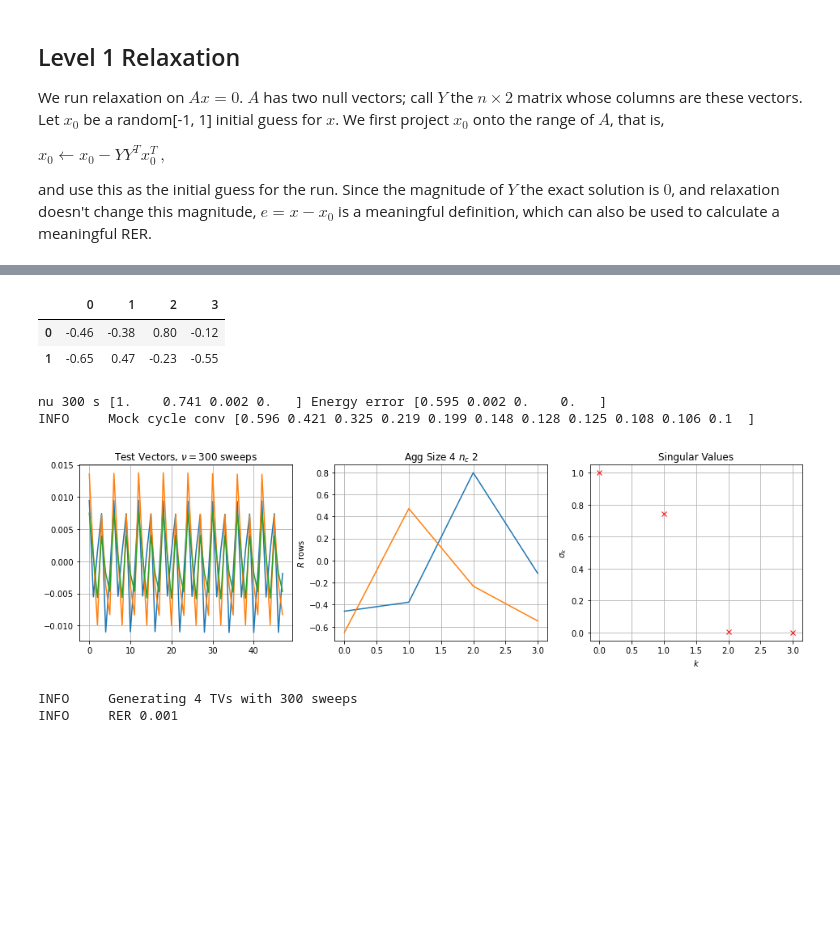
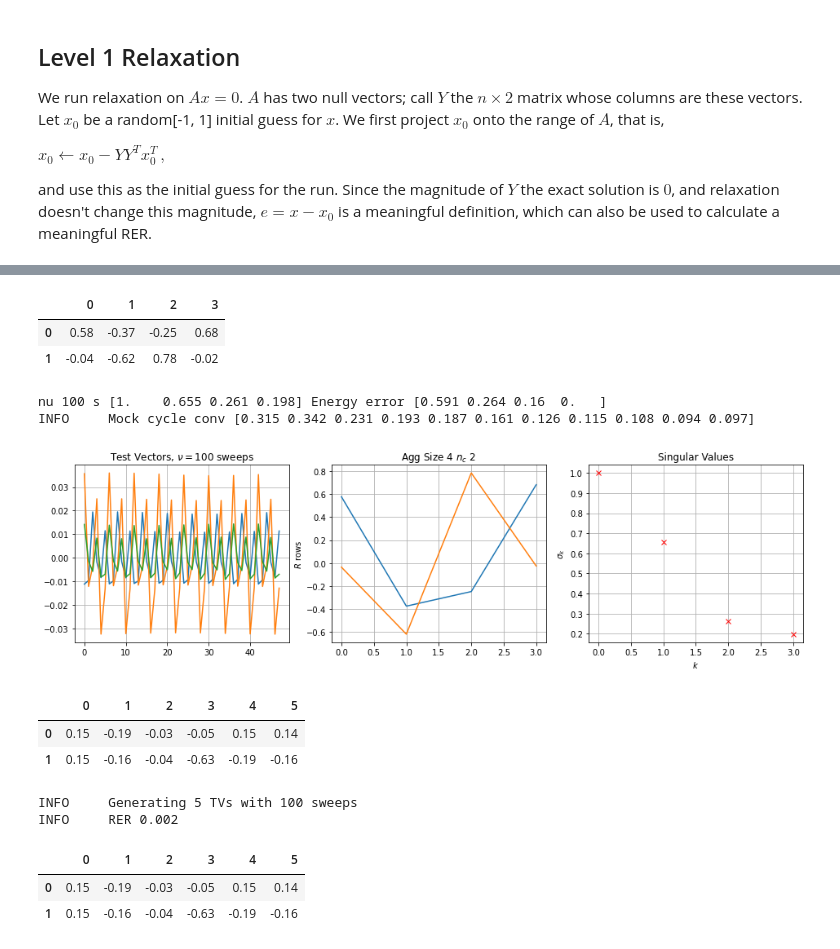
Before and after one commit to 436ahsan/Helmholtz, a Jupyter notebook: notebooks/helmholtz_repetitive_ptaq.ipynb, the cells around one changed output, grey strips where cells are left out. Saved outputs shown, nothing was run; the diff lists cells and outputs as text; code cells hidden in the pictures; blank space fills up the shorter version.

```diff
--- a/notebooks/helmholtz_repetitive_ptaq.ipynb
+++ b/notebooks/helmholtz_repetitive_ptaq.ipynb
@@ -183,7 +260,7 @@ for use_r_as_restriction, title in zip(coarsening_values, titles):
         #print("caliber", caliber)
 
         p = hm.setup.auto_setup.create_interpolation(
-            x, a, R, interpolation_method, aggregate_size=aggregate_size, nc=num_components,
+            x, a, R, level.location, domain_size, interpolation_method, aggregate_size=aggregate_size, nc=num_components,
             neighborhood=neighborhood, repetitive=repetitive, target_error=0.1,
             caliber=caliber, fit_scheme=fit_scheme, weighted=weighted)
         #print("p row sums", np.array(p.sum(axis=1)).flatten()[:5])
@@ -294,19 +372,19 @@ p = p_experiment[False][-1]
 # %% [markdown]
 #### $P^T A P$
 # %%
+# TODO(orenlivne): define error as (x-x0) projected onto range(a).
 nu = 3
-use_r_as_restriction = False
+use_r_as_restriction = True
 
-multilevel = hm.repetitive.locality.create_two_level_hierarchy(
-    kh, discretization, n, R, p, aggregate_size, num_components, use_r_as_restriction=use_r_as_restriction)
+m0 = hm.repetitive.locality.create_two_level_hierarchy_from_matrix(
+    level.a, level.location, R, p, aggregate_size, num_components, use_r_as_restriction=use_r_as_restriction)
 
-y, _ = hm.repetitive.locality.two_level_conv_factor(multilevel, nu, print_frequency=1,
-                                                    debug=False)
+y, _ = hm.repetitive.locality.two_level_conv_factor(m0, nu, print_frequency=1, debug=False)
 
 # Asymptotic vector.
 plt.title("Asymptotically Slowest Vector in Two-level Cycle({},0)".format(nu))
 y -= y.mean() # Remove zero component.
-e = y - multilevel[1].p.dot(multilevel[1].r.dot(y))
+e = y - m0[1].p.dot(m0[1].r.dot(y))
 plt.plot(y, label="x");
 plt.plot(e, label="x-PRx");
 plt.grid(True);
@@ -383,28 +435,13 @@ $x_0 \longleftarrow x_0 - Y Y^T x_0^T\,,$
 
 and use this as the initial guess for the run. Since the magnitude of $Y$ the exact solution is $0$, and relaxation doesn't change this magnitude, $e = x - x_0$ is a meaningful definition, which can also be used to calculate a meaningful RER.
 # %%
-m1 = multilevel.sub_hierarchy(1)
+m1 = m0.sub_hierarchy(1)
 level = m1.finest_level
 a = level.a
-lam, v = eig(a.todense())
-# If A is real, it has an orthogonal set of eigenvectors.
-print("A symmetry deviation", np.max(a - a.T))
+#lam, v = eig(a.todense())
+#np.real(lam)
 
-lam = np.real(lam)
-ind = np.argsort(np.abs(lam))
-lam = lam[ind]
-v = v[:, ind]
-y = v[:, :2]  # normalized, but may not be orthogonal.
-print("lam", lam[:10])
-print("Y^T Y coming out of eig()", np.real(y.T.dot(y)))
-
-# After Grahm-Schmidt, y is also real.
-y[:, 1] -= (y[:, 0].dot(y[:, 1])) * y[:, 0]
-y[:, 1] /= norm(y[:, 1])
-print("Y^T Y after Grahm-Schmidt", np.real(y.T.dot(y)))
-print("|imag(y)|", norm(np.imag(y)))
-y = np.real(y)
-print("A*y", norm(a.dot(y), axis=0))
-plt.plot(y[:, 0])
-plt.plot(y[:, 1])
-plt.title("Null space vectors");
+#y = hm.analysis.ideal.null_space(a, tol=1e-5)
+# plt.plot(y[:, 0])
+# plt.plot(y[:, 1])
+# plt.title("Null space vectors");
@@ -515,17 +475,24 @@ def plot_svd_coarsening_accuracy(level, num_sweeps: int, aggregate_size: int = 4
 # %%
 # #PCs revealed by relaxed vectors of increasing smoothness.
-plot_svd_coarsening_accuracy(level, 300, 4)
+plot_svd_coarsening_accuracy(level, 100, aggregate_size, num_components)
 # %% [output]
 |  | 0 | 1 | 2 | 3 |
-| 0 | -0.46 | -0.38 | 0.80 | -0.12 |
-| 1 | -0.65 | 0.47 | -0.23 | -0.55 |
+| 0 | 0.58 | -0.37 | -0.25 | 0.68 |
+| 1 | -0.04 | -0.62 | 0.78 | -0.02 |
-nu 300 s [1.    0.741 0.002 0.   ] Energy error [0.595 0.002 0.    0.   ]
-INFO     Mock cycle conv [0.596 0.421 0.325 0.219 0.199 0.148 0.128 0.125 0.108 0.106 0.1  ]
+nu 100 s [1.    0.655 0.261 0.198] Energy error [0.591 0.264 0.16  0.   ]
+INFO     Mock cycle conv [0.315 0.342 0.231 0.193 0.187 0.161 0.126 0.115 0.108 0.094 0.097]
-[figure, old version]
+[figure, new version]
+# %%
+pd.DataFrame(level.a.todense()[10:12, 8:14])
+# %% [output]
+|  | 0 | 1 | 2 | 3 | 4 | 5 |
+| 0 | 0.15 | -0.19 | -0.03 | -0.05 | 0.15 | 0.14 |
+| 1 | 0.15 | -0.16 | -0.04 | -0.63 | -0.19 | -0.16 |
 # %%
+ideal_tv = False # True
+num_examples = 5
 nu = num_sweeps_on_vectors if num_sweeps_on_vectors is not None else num_sweeps
 # Generate initial test vectors.
-level = m1[0]
 if ideal_tv:
     _LOGGER.info("Generating {} ideal TVs".format(num_examples))
     x, lam = hm.analysis.ideal.ideal_tv(level.a, num_examples)
@@ -535,5 +502,11 @@ else:
     _LOGGER.info("RER {:.3f}".format(norm(level.a.dot(x)) / norm(x)))
 x_log.append(x)
 # %% [output]
-INFO     Generating 4 TVs with 300 sweeps
-INFO     RER 0.001
+INFO     Generating 5 TVs with 100 sweeps
+INFO     RER 0.002
+# %%
+pd.DataFrame(level.a.todense()[10:12, 8:14])
+# %% [output]
+|  | 0 | 1 | 2 | 3 | 4 | 5 |
+| 0 | 0.15 | -0.19 | -0.03 | -0.05 | 0.15 | 0.14 |
+| 1 | 0.15 | -0.16 | -0.04 | -0.63 | -0.19 | -0.16 |
```
Also changed, not shown: parts of 40 cells of this notebook, 7 other files.
